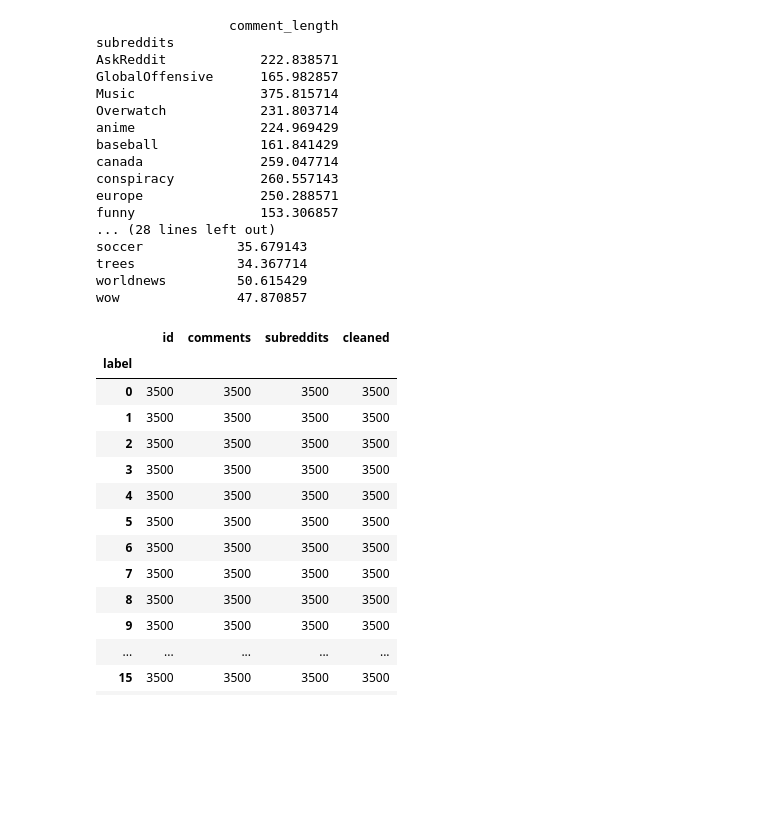
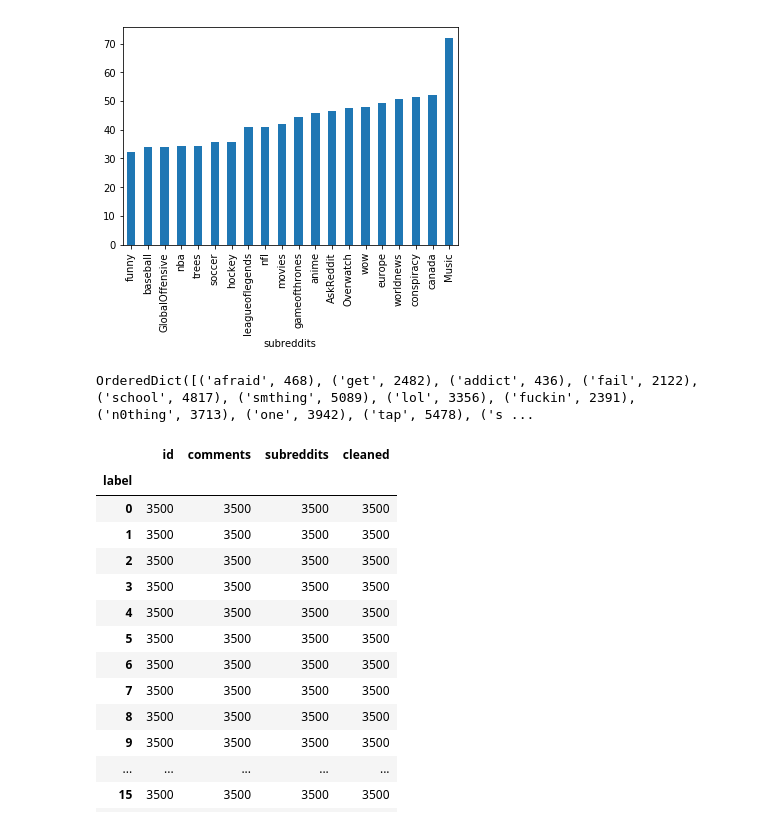
Before and after one commit to WilliamYkZhang/COMP551_A2, a Jupyter notebook: feature_engineering.ipynb, the cells around one changed output. Drawn from its saved outputs; the diff is of its cells as text; code cells hidden in the pictures; blank space fills up the shorter version.

```diff
--- a/feature_engineering.ipynb
+++ b/feature_engineering.ipynb
@@ -23,11 +27,8 @@ def word_count(sentence):
 def comment_length(sentence):
   return len(sentence)
 # %%
-# Create scaler
-scaler = MinMaxScaler()
-
 # Number of word
-stemmed_df["word_count"] = stemmed_df["cleaned"].apply(word_count)
+stemmed_df["Word Count"] = stemmed_df["cleaned"].apply(word_count)
 
 # Length of comments
-stemmed_df["comment_length"] = stemmed_df["cleaned"].apply(comment_length))
+stemmed_df["comment_length"] = stemmed_df["cleaned"].apply(comment_length)
@@ -52,26 +35,14 @@ stemmed_df["comment_length"] = stemmed_df["cleaned"].apply(comment_length))
 # %%
 # Using plots to inspect correlation of the comment length and the subreddit category
-average_comment_length = pd.DataFrame(stemmed_df.groupby("subreddits").comment_length.mean())
-average_word_count = pd.DataFrame(stemmed_df.groupby("subreddits", as_index=True).word_count.mean())
-# .reset_index(drop=True)
+# average_comment_length = pd.DataFrame(stemmed_df.groupby("subreddits").comment_length.mean())
+average_word_count = stemmed_df.groupby("subreddits")["Word Count"].mean().sort_values(ascending=True)
 
-print(average_comment_length)
-print(average_word_count)
+# print(average_comment_length)
+# print(average_word_count)
+# print(average_comment_length.plot.bar())
+average_word_count.plot.bar()
+
+# plt.bar(average_word_count, average_word_count.index)
+plt.savefig('Average word count per subreddit.png')
 # %% [output]
-                 comment_length
-subreddits
-AskReddit            222.838571
-GlobalOffensive      165.982857
-Music                375.815714
-Overwatch            231.803714
-anime                224.969429
-baseball             161.841429
-canada               259.047714
-conspiracy           260.557143
-europe               250.288571
-funny                153.306857
-... (28 lines left out)
-soccer            35.679143
-trees             34.367714
-worldnews         50.615429
-wow               47.870857
+[figure, added]
@@ -78 +61,7 @@ wow               47.870857
+# %%
+import collections
+
+print(collections.OrderedDict(vocabulary[1]))
+# %% [output]
+OrderedDict([('afraid', 468), ('get', 2482), ('addict', 436), ('fail', 2122), ('school', 4817), ('smthing', 5089), ('lol', 3356), ('fuckin', 2391), ('n0thing', 3713), ('one', 3942), ('tap', 5478), ('s ...
 # %%
```
Also changed, not shown: parts of 5 cells of this notebook.
